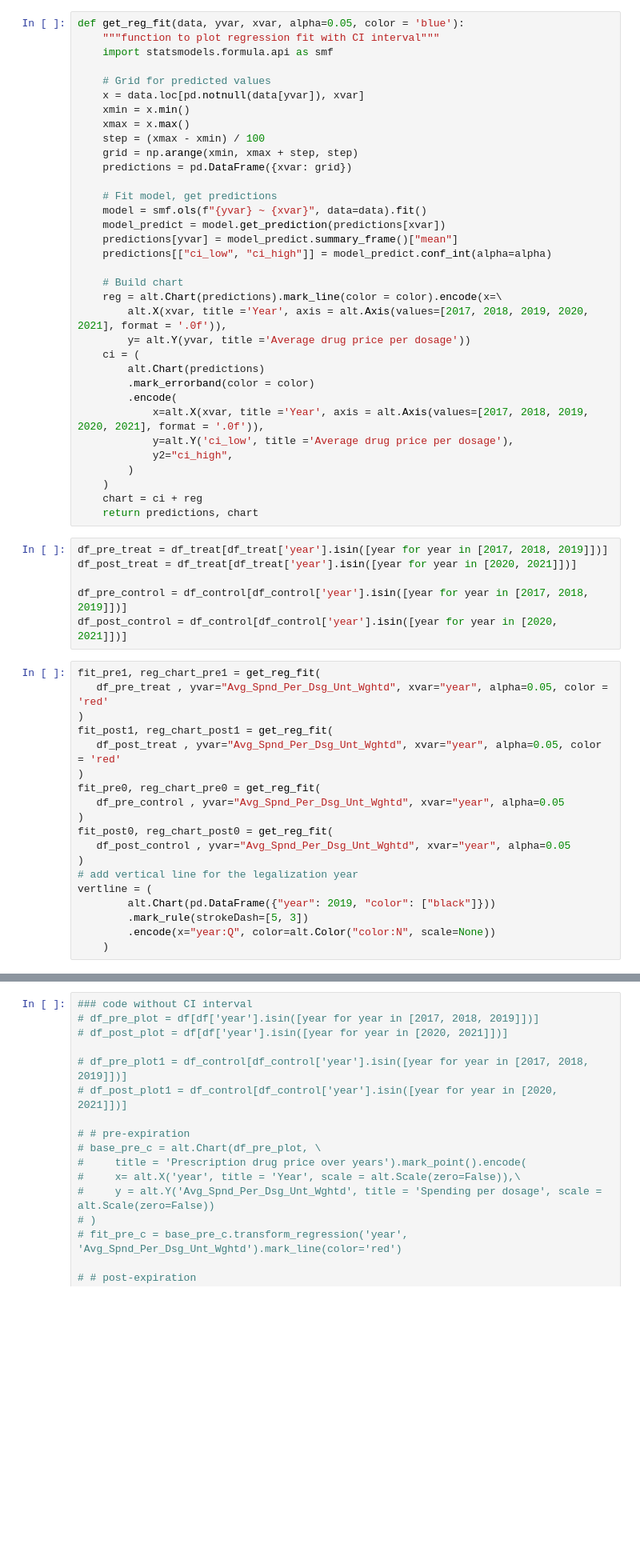
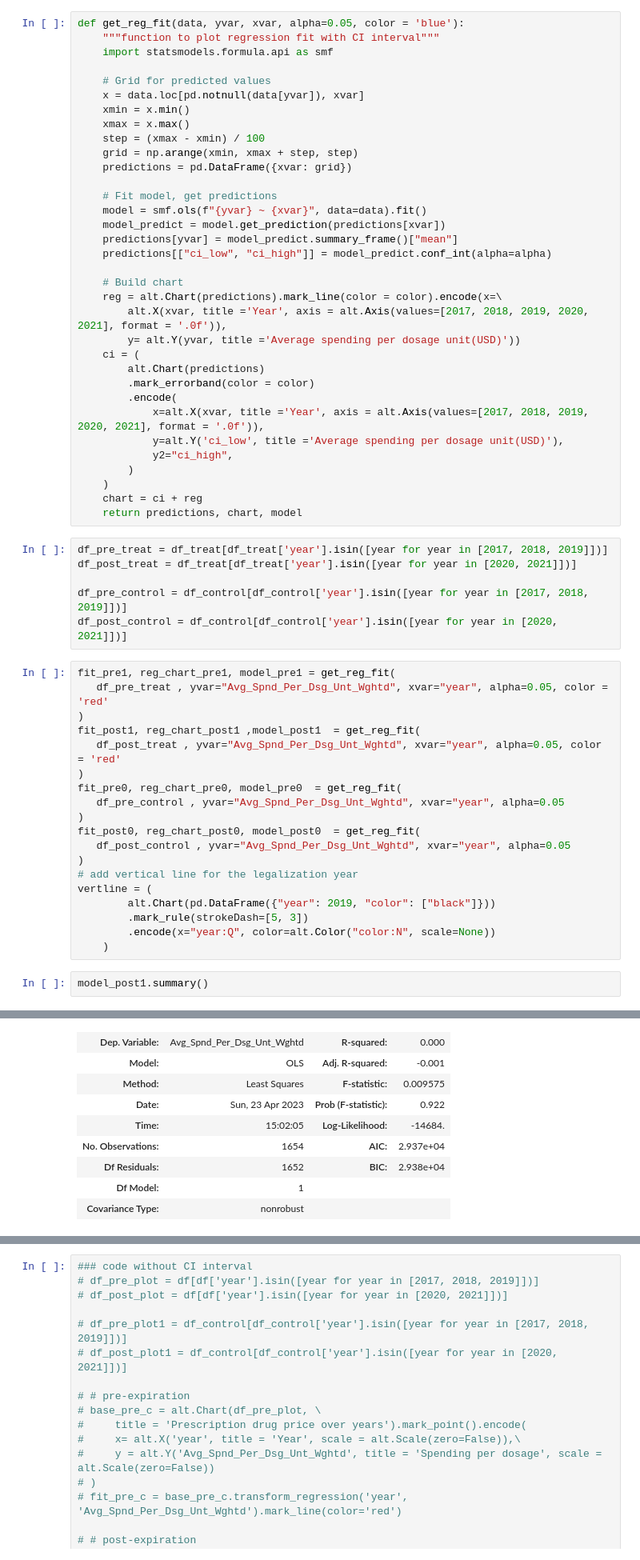
Before and after one commit to Yayunyun/IDS701_final_project, a Jupyter notebook: 10_analysis.ipynb, the cells around one changed output, grey strips where cells are left out. Shown at 80% size. Drawn from its saved outputs; the diff is of its cells as text; blank space fills up the shorter version.

```diff
--- a/10_analysis.ipynb
+++ b/10_analysis.ipynb
@@ -68,18 +76,18 @@ def get_reg_fit(data, yvar, xvar, alpha=0.05, color = 'blue'):
     # Build chart
     reg = alt.Chart(predictions).mark_line(color = color).encode(x=\
         alt.X(xvar, title ='Year', axis = alt.Axis(values=[2017, 2018, 2019, 2020, 2021], format = '.0f')),
-        y= alt.Y(yvar, title ='Average drug price per dosage'))
+        y= alt.Y(yvar, title ='Average spending per dosage unit(USD)'))
     ci = (
         alt.Chart(predictions)
         .mark_errorband(color = color)
         .encode(
             x=alt.X(xvar, title ='Year', axis = alt.Axis(values=[2017, 2018, 2019, 2020, 2021], format = '.0f')),
-            y=alt.Y('ci_low', title ='Average drug price per dosage'),
+            y=alt.Y('ci_low', title ='Average spending per dosage unit(USD)'),
             y2="ci_high",
         )
     )
     chart = ci + reg
-    return predictions, chart
+    return predictions, chart, model
 # %%
 df_pre_treat = df_treat[df_treat['year'].isin([year for year in [2017, 2018, 2019]])]
 df_post_treat = df_treat[df_treat['year'].isin([year for year in [2020, 2021]])]
@@ -87,16 +95,16 @@ df_post_treat = df_treat[df_treat['year'].isin([year for year in [2020, 2021]])]
 df_pre_control = df_control[df_control['year'].isin([year for year in [2017, 2018, 2019]])]
 df_post_control = df_control[df_control['year'].isin([year for year in [2020, 2021]])]
 # %%
-fit_pre1, reg_chart_pre1 = get_reg_fit(
+fit_pre1, reg_chart_pre1, model_pre1 = get_reg_fit(
    df_pre_treat , yvar="Avg_Spnd_Per_Dsg_Unt_Wghtd", xvar="year", alpha=0.05, color = 'red'
 )
-fit_post1, reg_chart_post1 = get_reg_fit(
+fit_post1, reg_chart_post1 ,model_post1  = get_reg_fit(
    df_post_treat , yvar="Avg_Spnd_Per_Dsg_Unt_Wghtd", xvar="year", alpha=0.05, color = 'red'
 )
-fit_pre0, reg_chart_pre0 = get_reg_fit(
+fit_pre0, reg_chart_pre0, model_pre0  = get_reg_fit(
    df_pre_control , yvar="Avg_Spnd_Per_Dsg_Unt_Wghtd", xvar="year", alpha=0.05
 )
-fit_post0, reg_chart_post0 = get_reg_fit(
+fit_post0, reg_chart_post0, model_post0  = get_reg_fit(
    df_post_control , yvar="Avg_Spnd_Per_Dsg_Unt_Wghtd", xvar="year", alpha=0.05
 )
 # add vertical line for the legalization year
@@ -105,3 +113,6 @@ vertline = (
         .mark_rule(strokeDash=[5, 3])
         .encode(x="year:Q", color=alt.Color("color:N", scale=None))
     )
+# %%
+model_post1.summary()
+# %% [output]
@@ -107,0 +120,9 @@ vertline = (
+| Dep. Variable: | Avg_Spnd_Per_Dsg_Unt_Wghtd | R-squared: | 0.000 |
+| Model: | OLS | Adj. R-squared: | -0.001 |
+| Method: | Least Squares | F-statistic: | 0.009575 |
+| Date: | Sun, 23 Apr 2023 | Prob (F-statistic): | 0.922 |
+| Time: | 15:02:05 | Log-Likelihood: | -14684. |
+| No. Observations: | 1654 | AIC: | 2.937e+04 |
+| Df Residuals: | 1652 | BIC: | 2.938e+04 |
+| Df Model: | 1 |  |  |
+| Covariance Type: | nonrobust |  |  |
```
Also changed, not shown: parts of 5 cells of this notebook, 4 other files.
